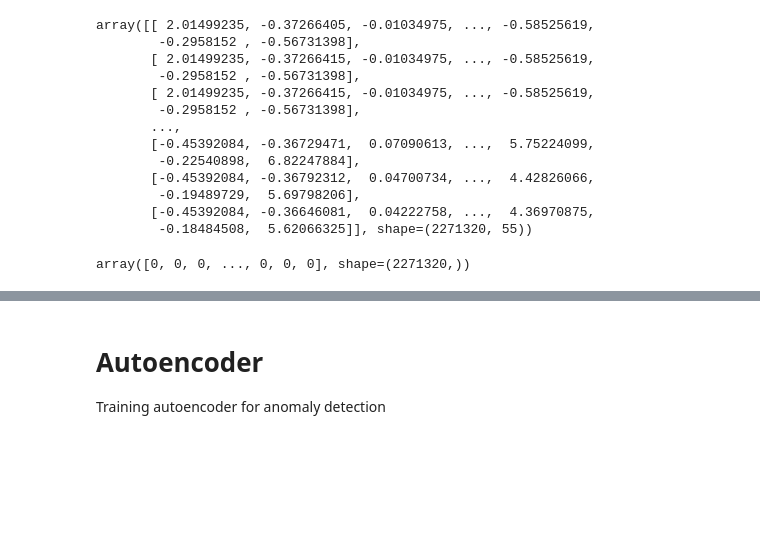
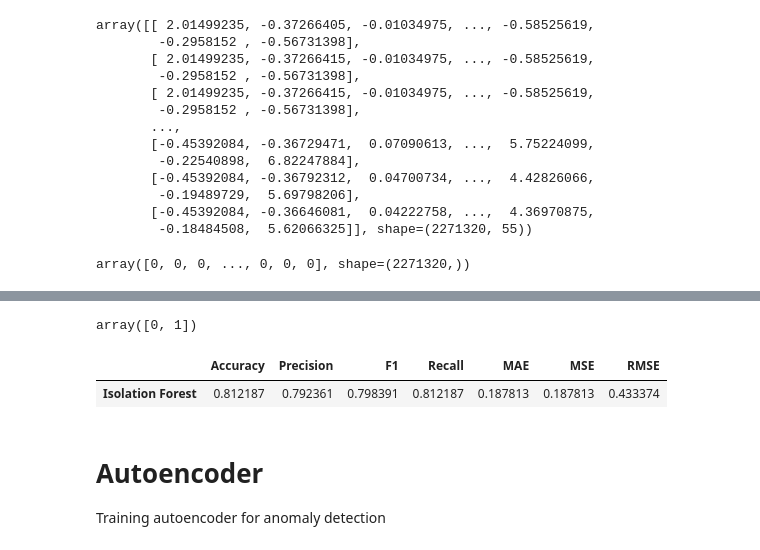
Before and after one commit to KostasEreksonas/RT_IDS, a Jupyter notebook: notebooks/CIC_IDS_2017/CIC_IDS_2017.ipynb, the cells around one changed output, grey strips where cells are left out. Drawn from its saved outputs; the diff is of its cells as text; code cells hidden in the pictures; blank space fills up the shorter version.

Commit message:
Updated isolation forest creation

```diff
--- a/notebooks/CIC_IDS_2017/CIC_IDS_2017.ipynb
+++ b/notebooks/CIC_IDS_2017/CIC_IDS_2017.ipynb
@@ -457,0 +469,5 @@ array([0, 0, 0, ..., 0, 0, 0], shape=(2271320,))
+# %%
+%%time
+
+clf = IsolationForest(n_estimators=200, max_samples=150, contamination='auto', max_features=1.0, random_state=42)
+clf.fit(X_train)
@@ -457,0 +478,5 @@ array([0, 0, 0, ..., 0, 0, 0], shape=(2271320,))
+# %%
+%%time
+
+y_pred = clf.predict(X_test)
+np.unique(y_pred)
@@ -457,0 +487,21 @@ array([0, 0, 0, ..., 0, 0, 0], shape=(2271320,))
+# %%
+y_pred = np.where(y_pred == -1, 1, 0)
+np.unique(y_pred)
+# %% [output]
+array([0, 1])
+# %%
+accuracy = accuracy_score(y_true=y_test, y_pred=y_pred)
+precision = precision_score(y_true=y_test, y_pred=y_pred, average="weighted")
+f1 = f1_score(y_true=y_test, y_pred=y_pred, average="weighted")
+recall = recall_score(y_true=y_test, y_pred=y_pred, average="weighted")
+mae = mean_absolute_error(y_true=y_test,y_pred=y_pred)
+mse = mean_squared_error(y_true=y_test,y_pred=y_pred)
+rmse = root_mean_squared_error(y_true=y_test,y_pred=y_pred)
+# %%
+results = [accuracy, precision, f1, recall, mae, mse, rmse]
+results_dict["Isolation Forest"] = results
+
+pd.DataFrame.from_dict(results_dict, orient="index", columns=["Accuracy", "Precision", "F1", "Recall", "MAE", "MSE", "RMSE"])
+# %% [output]
+|  | Accuracy | Precision | F1 | Recall | MAE | MSE | RMSE |
+| Isolation Forest | 0.812187 | 0.792361 | 0.798391 | 0.812187 | 0.187813 | 0.187813 | 0.433374 |
```
Also changed, not shown: parts of 16 cells of this notebook.
